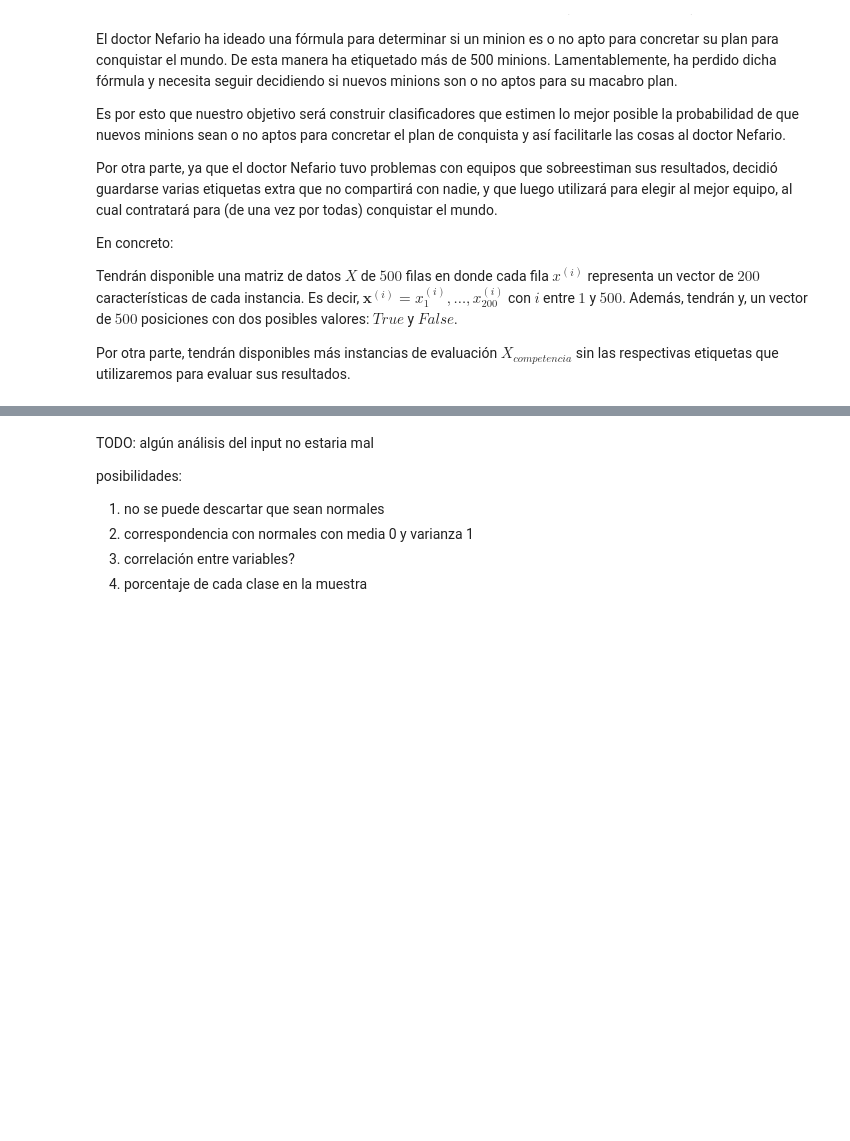
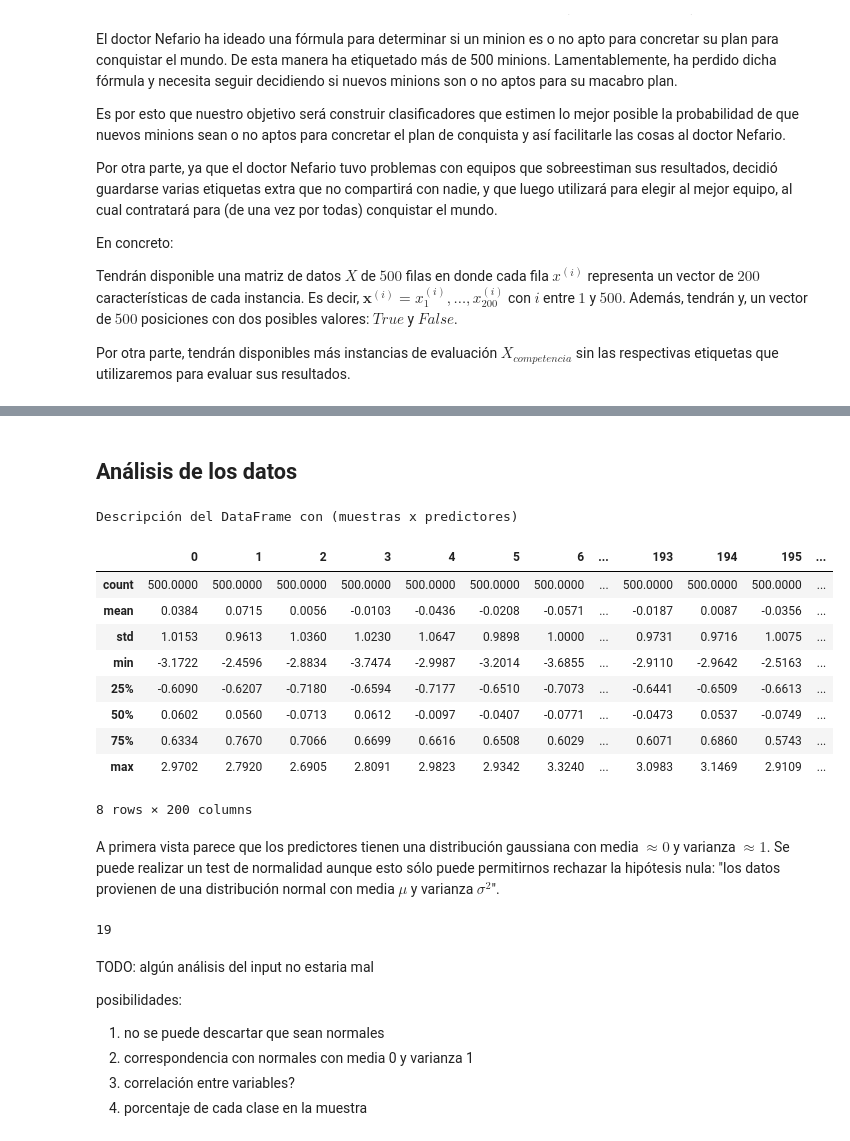
Before and after one commit to BrianBohe/aa-notebooks, a Jupyter notebook: TP1/TP1.ipynb, the cells around one changed output, grey strips where cells are left out. Drawn from its saved outputs; the diff is of its cells as text; code cells hidden in the pictures; blank space fills up the shorter version.

```diff
--- a/TP1/TP1.ipynb
+++ b/TP1/TP1.ipynb
@@ -101,0 +103,58 @@ display(Y.head(5))
+# %% [markdown]
+## Análisis de los datos
+# %%
+print('Descripción del DataFrame con (muestras x predictores)')
+display(X.describe())
+# %% [output]
+Descripción del DataFrame con (muestras x predictores)
+|  | 0 | 1 | 2 | 3 | 4 | 5 | 6 | ... | 193 | 194 | 195 | ... |
+| count | 500.0000 | 500.0000 | 500.0000 | 500.0000 | 500.0000 | 500.0000 | 500.0000 | ... | 500.0000 | 500.0000 | 500.0000 | ... |
+| mean | 0.0384 | 0.0715 | 0.0056 | -0.0103 | -0.0436 | -0.0208 | -0.0571 | ... | -0.0187 | 0.0087 | -0.0356 | ... |
+| std | 1.0153 | 0.9613 | 1.0360 | 1.0230 | 1.0647 | 0.9898 | 1.0000 | ... | 0.9731 | 0.9716 | 1.0075 | ... |
+| min | -3.1722 | -2.4596 | -2.8834 | -3.7474 | -2.9987 | -3.2014 | -3.6855 | ... | -2.9110 | -2.9642 | -2.5163 | ... |
+| 25% | -0.6090 | -0.6207 | -0.7180 | -0.6594 | -0.7177 | -0.6510 | -0.7073 | ... | -0.6441 | -0.6509 | -0.6613 | ... |
+| 50% | 0.0602 | 0.0560 | -0.0713 | 0.0612 | -0.0097 | -0.0407 | -0.0771 | ... | -0.0473 | 0.0537 | -0.0749 | ... |
+| 75% | 0.6334 | 0.7670 | 0.7066 | 0.6699 | 0.6616 | 0.6508 | 0.6029 | ... | 0.6071 | 0.6860 | 0.5743 | ... |
+| max | 2.9702 | 2.7920 | 2.6905 | 2.8091 | 2.9823 | 2.9342 | 3.3240 | ... | 3.0983 | 3.1469 | 2.9109 | ... |
+8 rows × 200 columns
+# %% [markdown]
+A primera vista parece que los predictores tienen una distribución gaussiana con media $\approx 0$ y varianza $\approx 1$. Se puede realizar un test de normalidad aunque esto sólo puede permitirnos rechazar la hipótesis nula: "los datos provienen de una distribución normal con media $\mu$ y varianza $\sigma^2$".
+# %%
+def test_normality_on(values, alpha=0.05):
+    """
+    Computes for each features a normality test.
+
+    This function tests the null hypothesis (or H0) that a sample comes
+    from a normal distribution.
+
+    Parameters
+    ----------
+    values : array_like
+        Matrix of shape (samples x features) containing the values of the features for each sample.
+
+    pvalue : float
+        A threshold to reject or not H0.
+
+    Returns
+    -------
+    h0_is_rejected : array-like
+        A bit-mask which has each index has value 1 if H0 is rejected for the given alpha value,
+        0 in other case.
+    """
+    # we use two different tests
+    _statistic, _p_values = normaltest(values)
+    # _statistic should not live in [0,4] to reject H0. _k2 is non-negative array.
+    # _p_values should be lower than alpha to reject H0. _k2 is an array.
+
+    # rejects if at least one of both rejects
+    return np.array(
+        [
+            _p_values[_ith_feature] < alpha or 4 < _statistic[_ith_feature]
+             for _ith_feature in range(len(_p_values))
+        ]
+    )
+
+normality_is_rejected = test_normality_on(X_train_np)
+print(normality_is_rejected.sum())
+# %% [output]
+19
```
Also changed, not shown: parts of 26 cells of this notebook.
